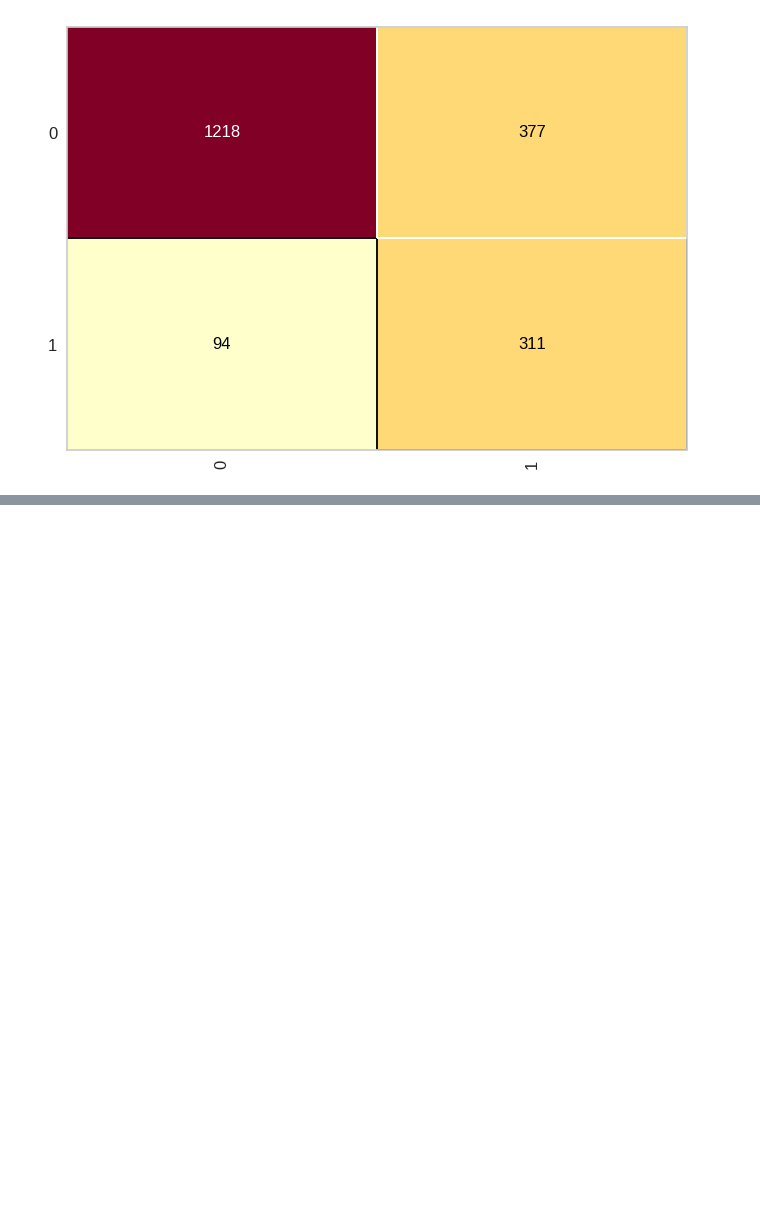
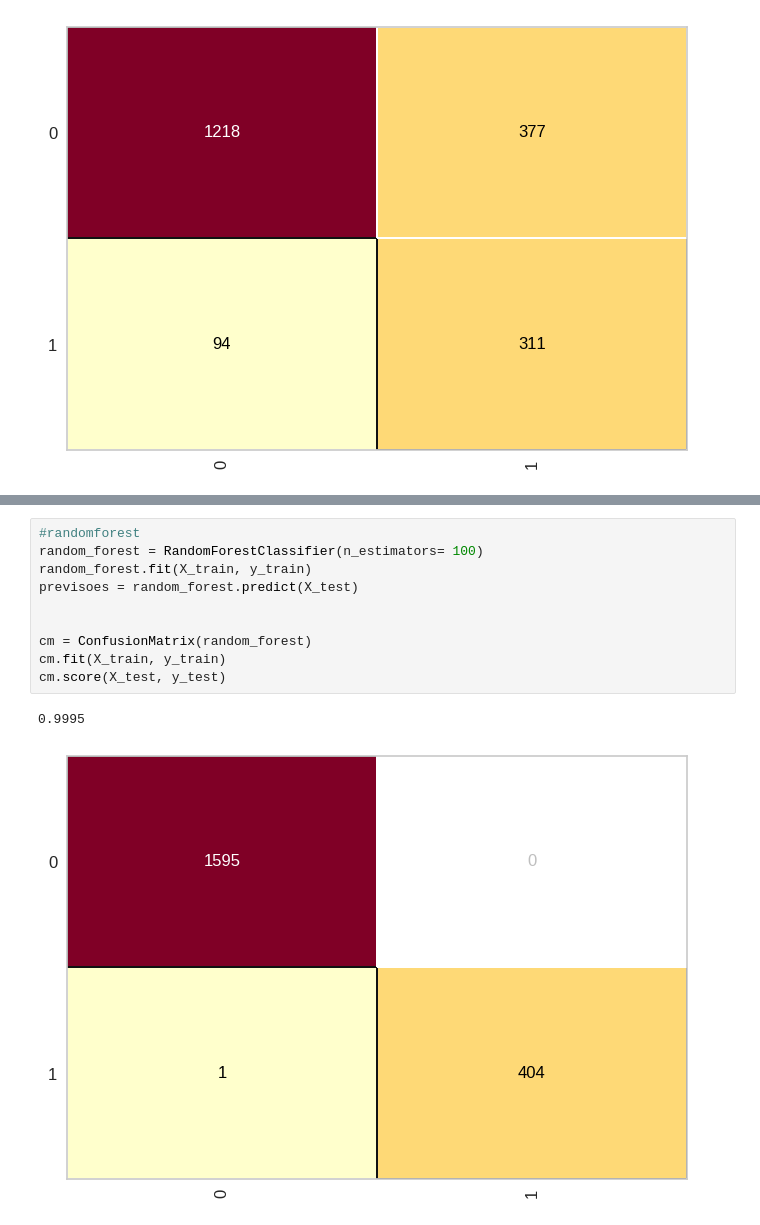
Before and after one commit to bonnortt/Customer-Churn-ML, a Jupyter notebook: customer_churn_ML_.ipynb, the cells around one changed output, grey strips where cells are left out. Cells and saved outputs as stored; diff of their text form; blank space fills up the shorter version.

```diff
--- a/customer_churn_ML_.ipynb
+++ b/customer_churn_ML_.ipynb
@@ -318 +322,14 @@ cm.score(X_test, y_test)
 [figure]
+# %%
+#randomforest
+random_forest = RandomForestClassifier(n_estimators= 100)
+random_forest.fit(X_train, y_train)
+previsoes = random_forest.predict(X_test)
+
+
+cm = ConfusionMatrix(random_forest)
+cm.fit(X_train, y_train)
+cm.score(X_test, y_test)
+# %% [output]
+0.9995
+[figure, added]
```
Also changed, not shown: parts of 21 cells of this notebook.
